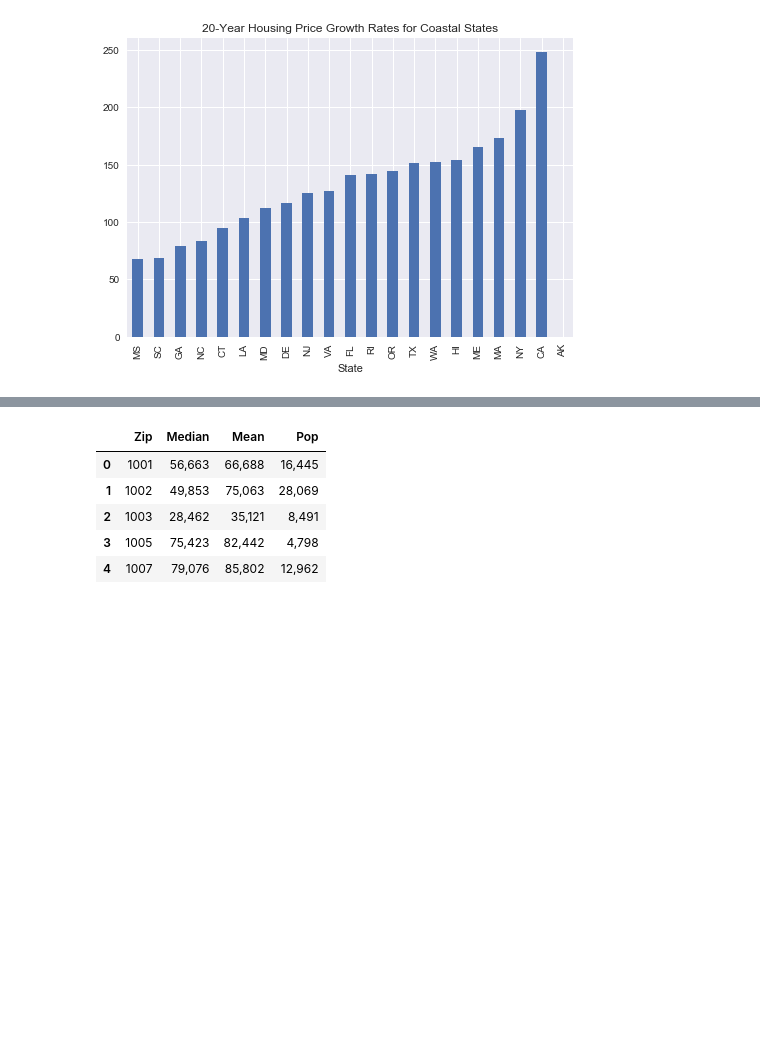
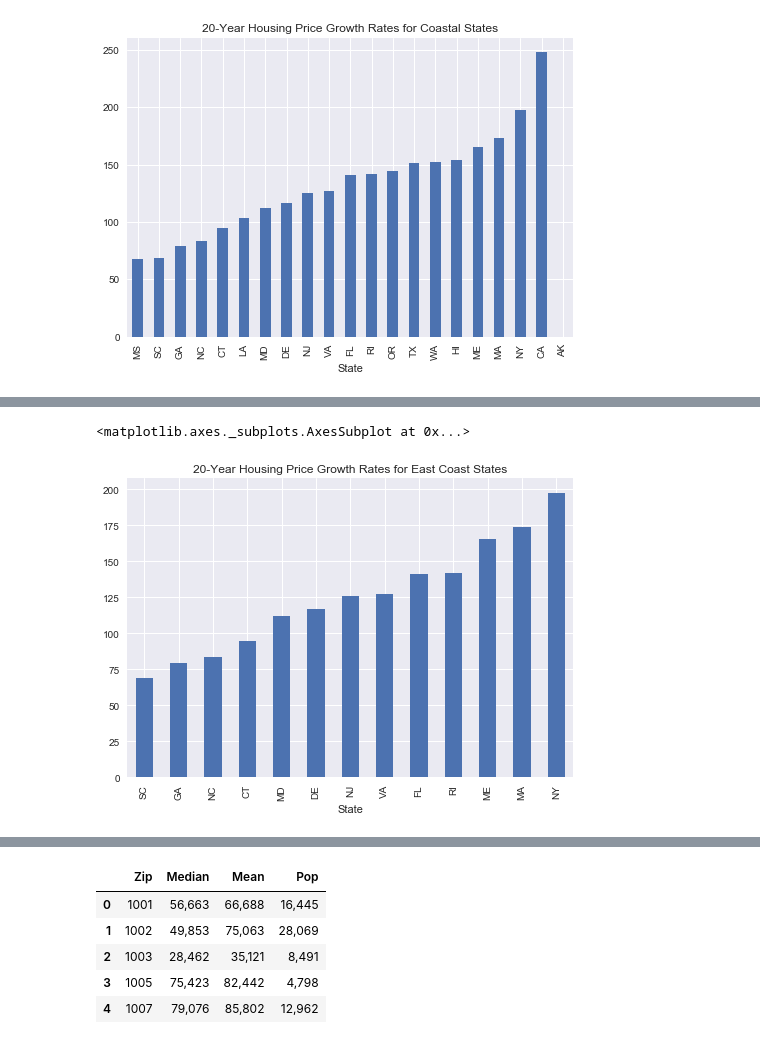
Before and after one commit to tiptonicedt/springboard, a Jupyter notebook: capstone_project_zillow/Zillow_Statistical_Inference.ipynb, the cells around one changed output, grey strips where cells are left out. Saved outputs shown, nothing was run; the diff lists cells and outputs as text; code cells hidden in the pictures; blank space fills up the shorter version.

```diff
--- a/capstone_project_zillow/Zillow_Statistical_Inference.ipynb
+++ b/capstone_project_zillow/Zillow_Statistical_Inference.ipynb
@@ -114,0 +136,13 @@ mean - 1.96*std, mean + 1.96*std
+# %%
+# Defining coastal states and viewing as a bar graph
+h = homes2
+atlantic_states = 'RI,FL,NC,SC,GA,VA,MD,DE,NJ,NY,CT,MA,ME'.split(',')
+h_atlantic = h[h.State.isin(atlantic_states)]
+h_atlantic = h_atlantic.groupby(h_atlantic.State).mean()
+h_atlantic['Percent_Growth'] = (h_atlantic['2017-05'] / h_atlantic['1996-04'] - 1) * 100
+h_atlantic = h_atlantic.round(2)
+h_atlantic = h_atlantic.sort_values('Percent_Growth')
+h_atlantic.Percent_Growth.plot(kind = 'bar', title = "20-Year Housing Price Growth Rates for East Coast States")
+# %% [output]
+<matplotlib.axes._subplots.AxesSubplot at 0x...>
+[figure, added]
```
Also changed, not shown: parts of 28 cells of this notebook.
